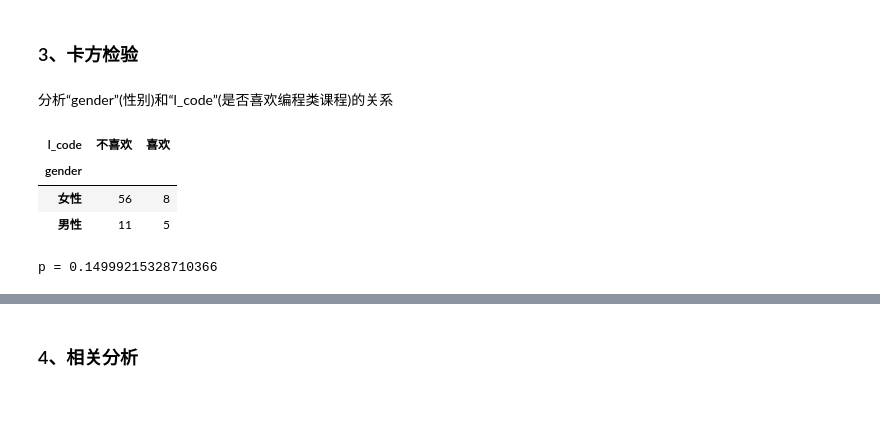
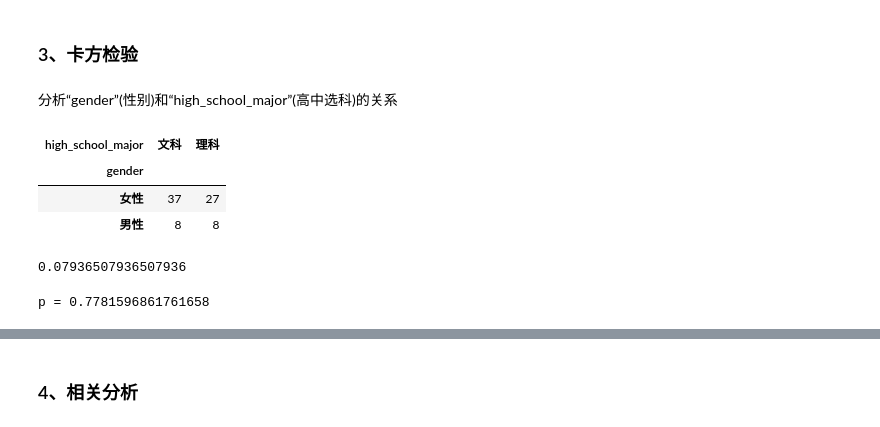
Before and after one commit to en-feng/survey_and_stats, a Jupyter notebook: survey/statistical_analysis.ipynb, the cells around one changed output, grey strips where cells are left out. Saved outputs shown, nothing was run; the diff lists cells and outputs as text; code cells hidden in the pictures.

```diff
--- a/survey/statistical_analysis.ipynb
+++ b/survey/statistical_analysis.ipynb
@@ -26,6 +26,13 @@ df = pd.read_excel("D:\\work\github\\survey_and_stats\\survey\\data\\inm.xlsx")
 # 数据清洗
 # %%
 # 定义函数方法:将数字和数字和代表含义一一映射
+
+# high_school_major变量：1为文科，2为理科
+def high_school_major(series):
+    if series == 1:
+        return '文科'
+    else:
+        return '理科'
 
 # gender变量：1为男性，2为女性
 def gender(series):
@@ -64,7 +71,8 @@ def impr(series):
     else:
         return '挺好的'
 # %%
-# 将gender,hukou,location变量转为“类别型变量”
+# 将high_school_major，gender,hukou,location变量转为“类别型变量”
+df.high_school_major = df.high_school_major.apply(high_school_major).astype('category')
 df.gender = df.gender.apply(gender).astype('category')
 df.hukou = df.hukou.apply(hukou).astype('category')
 df.location = df.location.apply(location).astype('category')
@@ -255,23 +292,28 @@ sns.boxplot(x = 'location', y = 'sati_overall', data = df)
 # %% [markdown]
 ### 3、卡方检验
 # %% [markdown]
-分析“gender”(性别)和“l_code”(是否喜欢编程类课程)的关系
+分析“gender”(性别)和“high_school_major”(高中选科)的关系
 # %%
 # 列联表
-crosstab = pd.crosstab(df.gender,df.l_code)
+crosstab = pd.crosstab(df.gender,df.high_school_major)
 crosstab
 # %% [output]
-| l_code | 不喜欢 | 喜欢 |
+| high_school_major | 文科 | 理科 |
 | gender |  |  |
-| 女性 | 56 | 8 |
-| 男性 | 11 | 5 |
+| 女性 | 37 | 27 |
+| 男性 | 8 | 8 |
 # %%
 # 卡方检验结果（检验统计量卡方值，p值,自由度，期望频数）
 stat, p, dof, expected = chi2_contingency(crosstab)
+# %%
+#卡方值
+stat
+# %% [output]
+0.07936507936507936
 # %%
 # p值
 print("p = " + str(p))
 # %% [output]
-p = 0.14999215328710366
+p = 0.7781596861761658
 # %%
 # 卡方检验结果可视化
```
Also changed, not shown: parts of 12 cells of this notebook.
